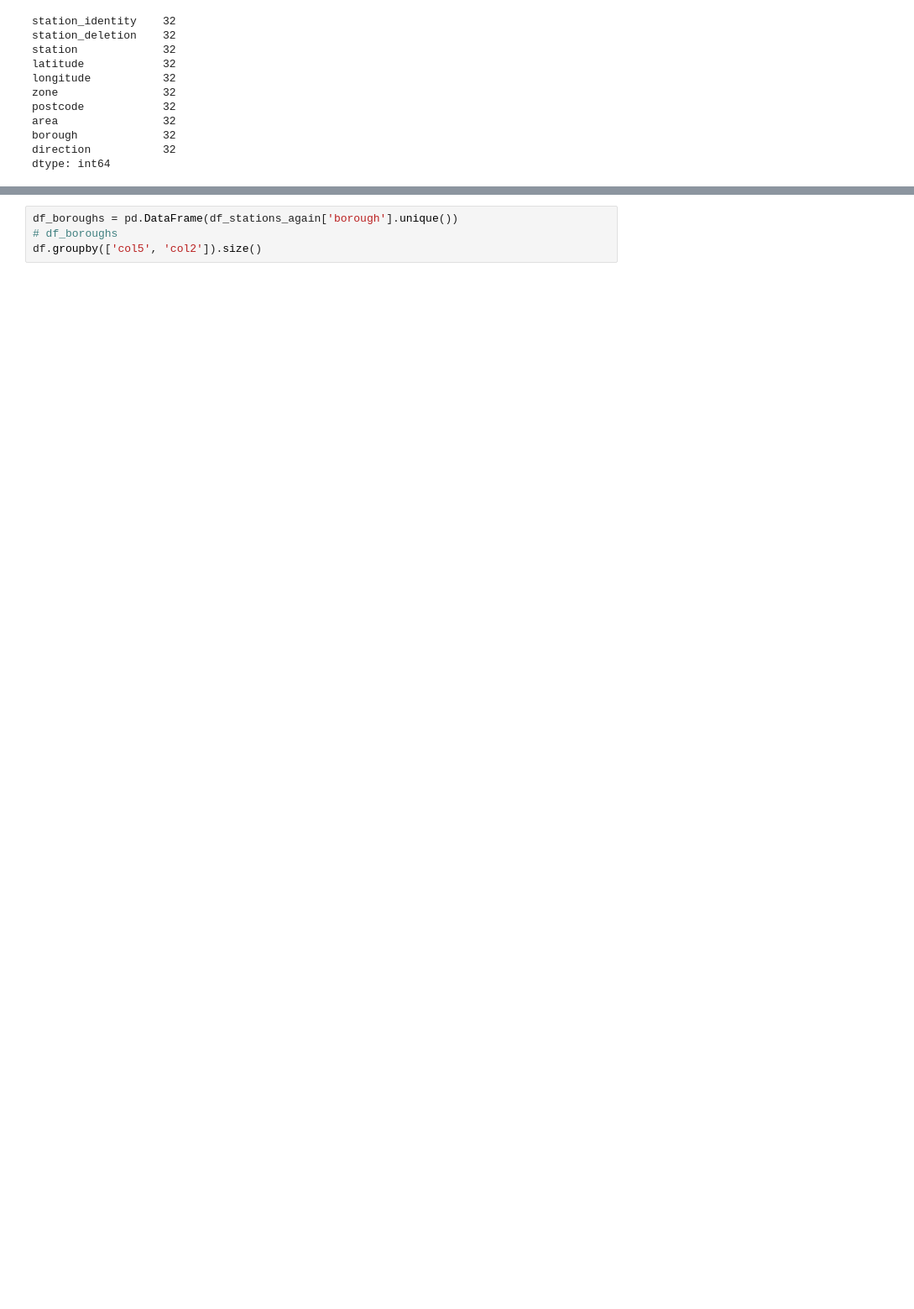
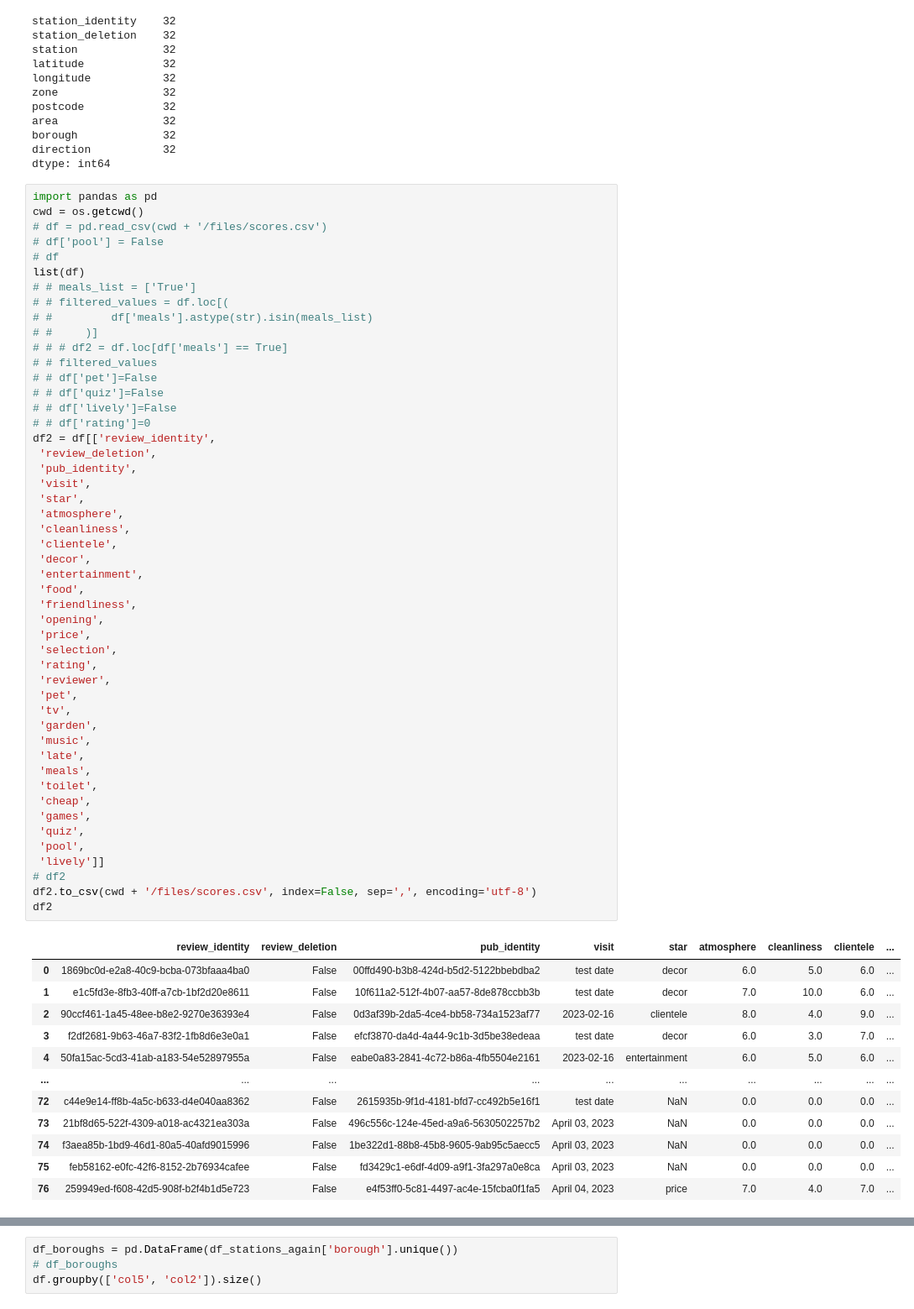
Before and after one commit to cartsmate/thepubcrawls, a Jupyter notebook: stations_edit.ipynb, the cells around one changed output, grey strips where cells are left out. Shown: that part at 84% size. Cells and saved outputs as stored; diff of their text form; blank space fills up the shorter version.

```diff
--- a/stations_edit.ipynb
+++ b/stations_edit.ipynb
@@ -107,3 +107,65 @@ area                32
 borough             32
 direction           32
 dtype: int64
+# %%
+import pandas as pd
+cwd = os.getcwd()
+# df = pd.read_csv(cwd + '/files/scores.csv')
+# df['pool'] = False
+# df
+list(df)
+# # meals_list = ['True']
+# # filtered_values = df.loc[(
+# #         df['meals'].astype(str).isin(meals_list)
+# #     )]
+# # # df2 = df.loc[df['meals'] == True]
+# # filtered_values
+# # df['pet']=False
+# # df['quiz']=False
+# # df['lively']=False
+# # df['rating']=0
+df2 = df[['review_identity',
+ 'review_deletion',
+ 'pub_identity',
+ 'visit',
+ 'star',
+ 'atmosphere',
+ 'cleanliness',
+ 'clientele',
+ 'decor',
+ 'entertainment',
+ 'food',
+ 'friendliness',
+ 'opening',
+ 'price',
+ 'selection',
+ 'rating',
+ 'reviewer',
+ 'pet',
+ 'tv',
+ 'garden',
+ 'music',
+ 'late',
+ 'meals',
+ 'toilet',
+ 'cheap',
+ 'games',
+ 'quiz',
+ 'pool',
+ 'lively']]
+# df2
+df2.to_csv(cwd + '/files/scores.csv', index=False, sep=',', encoding='utf-8')
+df2
+# %% [output]
+|  | review_identity | review_deletion | pub_identity | visit | star | atmosphere | cleanliness | clientele | ... |
+| 0 | 1869bc0d-e2a8-40c9-bcba-073bfaaa4ba0 | False | 00ffd490-b3b8-424d-b5d2-5122bbebdba2 | test date | decor | 6.0 | 5.0 | 6.0 | ... |
+| 1 | e1c5fd3e-8fb3-40ff-a7cb-1bf2d20e8611 | False | 10f611a2-512f-4b07-aa57-8de878ccbb3b | test date | decor | 7.0 | 10.0 | 6.0 | ... |
+| 2 | 90ccf461-1a45-48ee-b8e2-9270e36393e4 | False | 0d3af39b-2da5-4ce4-bb58-734a1523af77 | 2023-02-16 | clientele | 8.0 | 4.0 | 9.0 | ... |
+| 3 | f2df2681-9b63-46a7-83f2-1fb8d6e3e0a1 | False | efcf3870-da4d-4a44-9c1b-3d5be38edeaa | test date | decor | 6.0 | 3.0 | 7.0 | ... |
+| 4 | 50fa15ac-5cd3-41ab-a183-54e52897955a | False | eabe0a83-2841-4c72-b86a-4fb5504e2161 | 2023-02-16 | entertainment | 6.0 | 5.0 | 6.0 | ... |
+| ... | ... | ... | ... | ... | ... | ... | ... | ... | ... |
+| 72 | c44e9e14-ff8b-4a5c-b633-d4e040aa8362 | False | 2615935b-9f1d-4181-bfd7-cc492b5e16f1 | test date | NaN | 0.0 | 0.0 | 0.0 | ... |
+| 73 | 21bf8d65-522f-4309-a018-ac4321ea303a | False | 496c556c-124e-45ed-a9a6-5630502257b2 | April 03, 2023 | NaN | 0.0 | 0.0 | 0.0 | ... |
+| 74 | f3aea85b-1bd9-46d1-80a5-40afd9015996 | False | 1be322d1-88b8-45b8-9605-9ab95c5aecc5 | April 03, 2023 | NaN | 0.0 | 0.0 | 0.0 | ... |
+| 75 | feb58162-e0fc-42f6-8152-2b76934cafee | False | fd3429c1-e6df-4d09-a9f1-3fa297a0e8ca | April 03, 2023 | NaN | 0.0 | 0.0 | 0.0 | ... |
+| 76 | 259949ed-f608-42d5-908f-b2f4b1d5e723 | False | e4f53ff0-5c81-4497-ac4e-15fcba0f1fa5 | April 04, 2023 | price | 7.0 | 4.0 | 7.0 | ... |
```
Also changed, not shown: parts of 6 cells of this notebook, 24 other files.
